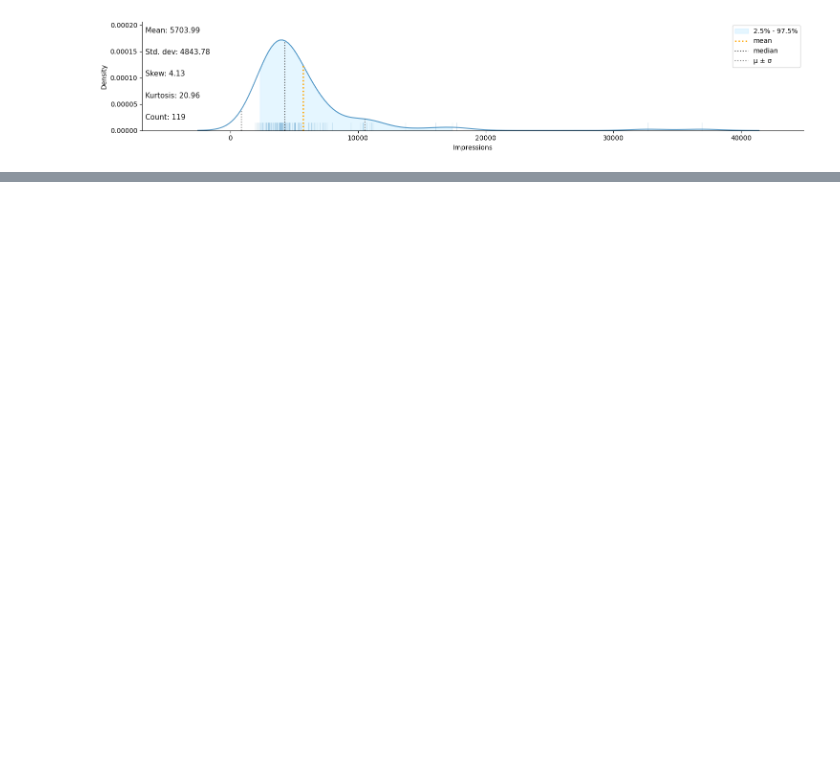
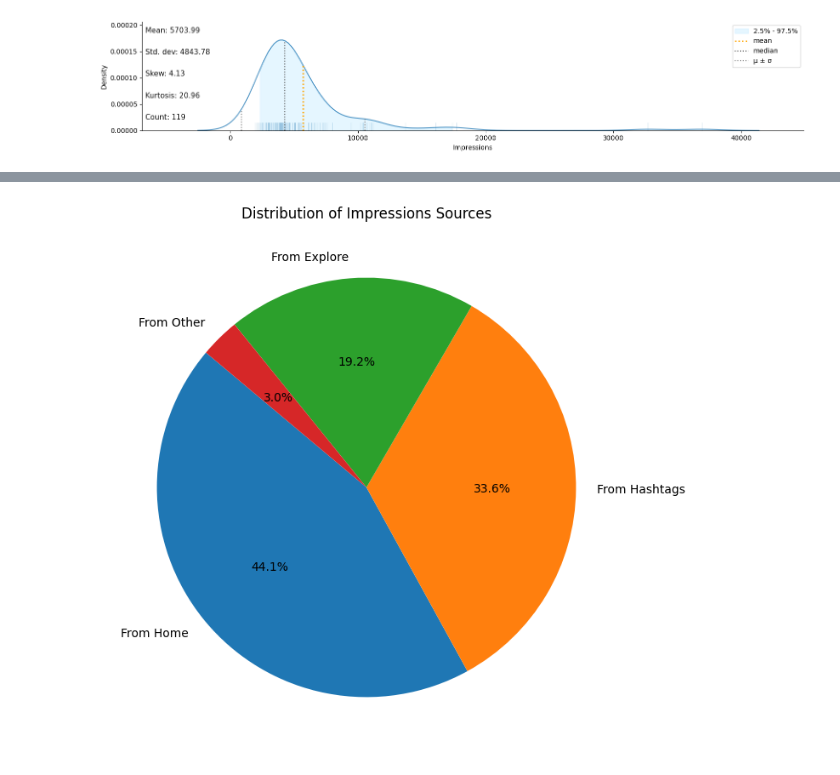
Before and after one commit to MrRezamo/Instagram_Reach_Analysis, a Jupyter notebook: Project/Main_Project.ipynb, the cells around one changed output, grey strips where cells are left out. Saved outputs shown, nothing was run; the diff lists cells and outputs as text; code cells hidden in the pictures; blank space fills up the shorter version.

```diff
--- a/Project/Main_Project.ipynb
+++ b/Project/Main_Project.ipynb
@@ -115,0 +129,11 @@ klib.dist_plot(data['Impressions']);
+# %%
+# Summing up the values for each source
+sums = data[['From Home', 'From Hashtags', 'From Explore', 'From Other']].sum()
+
+# Pie chart
+plt.figure(figsize=(8, 8))
+plt.pie(sums, labels=sums.index, autopct='%1.1f%%', startangle=140)
+plt.title('Distribution of Impressions Sources')
+plt.show()
+# %% [output]
+[figure, added]
```
Also changed, not shown: parts of 21 cells of this notebook.
